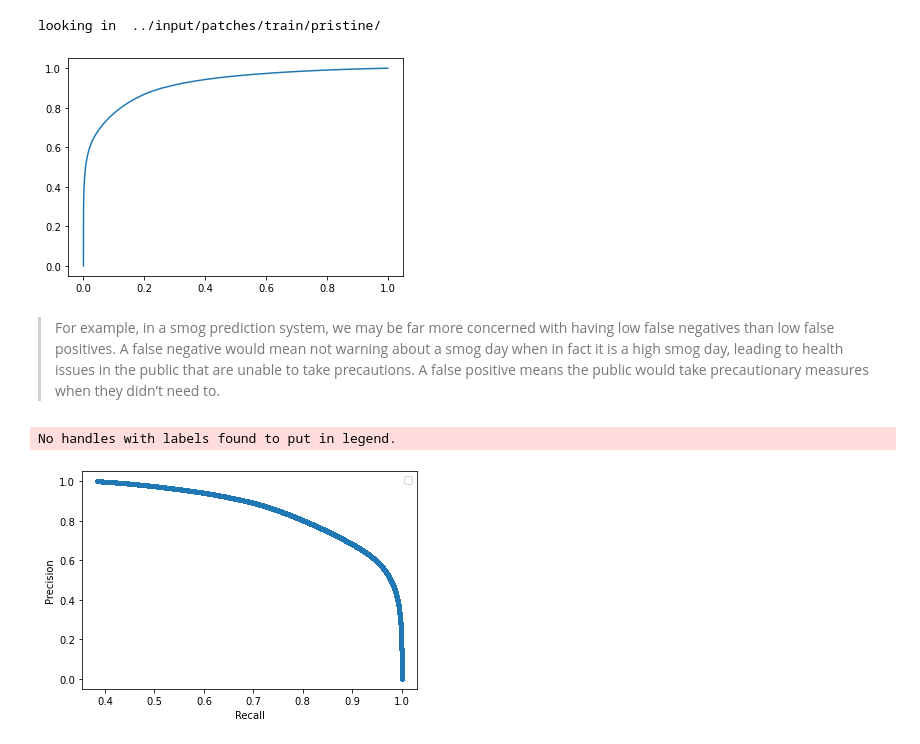
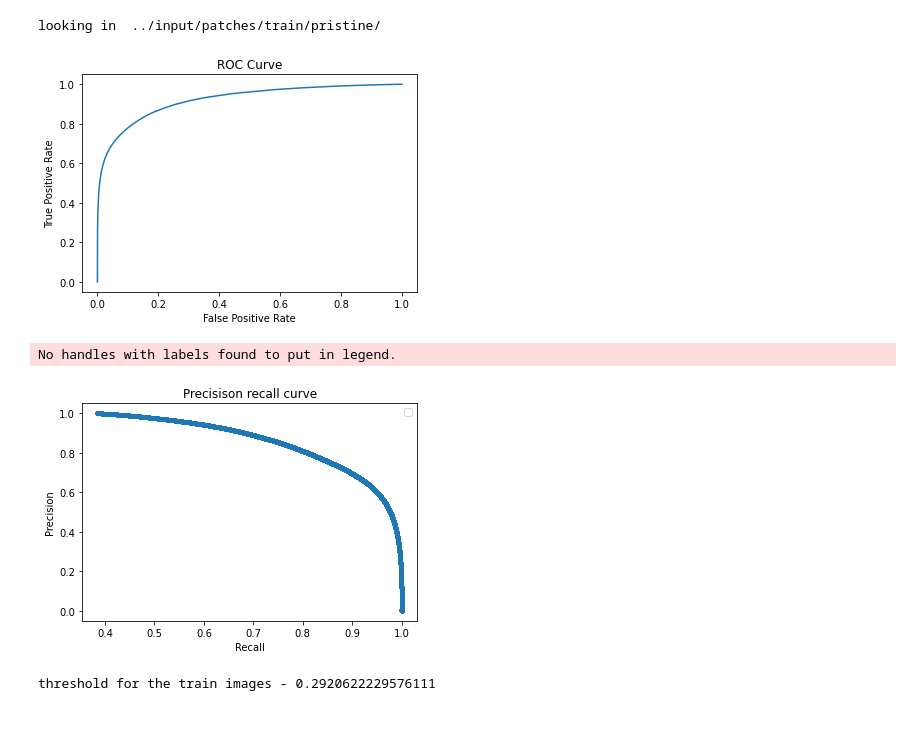
Before and after one commit to durgakiran/imageforgerydetection, a Jupyter notebook: notebooks/SCNN.ipynb, the cells around one changed output. Drawn from its saved outputs; the diff is of its cells as text; code cells hidden in the pictures.

```diff
--- a/notebooks/SCNN.ipynb
+++ b/notebooks/SCNN.ipynb
@@ -337,21 +322,20 @@ imageGenerator = custom_image_gen('../input/patches/train/fake/', 64, 0)
 # %%
 fileLength = len(os.listdir('../input/patches/train/fake/'))
+imageGenerator = custom_image_gen('../input/patches/train/fake/', 64, 0)
 for i in tqdm(range(0, fileLength, 64)):
     samples, labels = next(imageGenerator)
-    true_train.extend(labels)
     prediction = model.predict_on_batch(samples)
     prediction = np.array(prediction).reshape(prediction.shape[0],).tolist()
-    predictions_train.extend(prediction)
+    predicted_patch_labels_train.extend(prediction)
 # %% [output]
 looking in  ../input/patches/train/fake/
 # %%
+fileLength = len(os.listdir('../input/patches/train/pristine/'))
 imageGenerator = custom_image_gen('../input/patches/train/pristine/', 64, 1)
-fileLength = len(os.listdir('../input/patches/train/pristine/'))
 for i in tqdm(range(0, fileLength, 64)):
     samples, labels = next(imageGenerator)
-    true_train.extend(labels)
     prediction = model.predict_on_batch(samples)
     prediction = np.array(prediction).reshape(prediction.shape[0],).tolist()
-    predictions_train.extend(prediction)
+    predicted_patch_labels_train.extend(prediction)
 # %% [output]
 looking in  ../input/patches/train/pristine/
@@ -360,13 +342,15 @@ from sklearn.metrics import roc_curve
 # %%
-predictions_inverse = [1-x for x in predictions_train]
-true_inverse = [1-x for x in true_train]
+# inverting so that fake images to label 1 and pristine images to label 0
+predictions_train_inverse = [1-x for x in predicted_patch_labels_train]
+true_train_inverse = [1-x for x in true_patch_labels_train]
 # %%
-fpr, tpr, thresholds = roc_curve(true_inverse, predictions_inverse, pos_label=1)
+fpr, tpr, thresholds = roc_curve(true_train_inverse, predictions_train_inverse, pos_label=1)
 # %%
 plt.plot(fpr, tpr)
+plt.title('ROC Curve')
+plt.xlabel('False Positive Rate')
+plt.ylabel('True Positive Rate')
 plt.show()
 # %% [output]
-[figure, old version]
+[figure, new version]
-# %% [markdown]
-> For example, in a smog prediction system, we may be far more concerned with having low false negatives than low false positives. A false negative would mean not warning about a smog day when in fact it is a high smog day, leading to health issues in the public that are unable to take precautions. A false positive means the public would take precautionary measures when they didn’t need to.
 # %%
@@ -375,6 +360,7 @@ precision, recall, thresholds = precision_recall_curve(true_inverse, predictions
 # %%
 plt.plot(precision, recall, marker='.')
 # axis labels
+plt.title('Precisison recall curve')
 plt.xlabel('Recall')
 plt.ylabel('Precision')
 # show the legend
@@ -383,7 +369,7 @@ plt.legend()
 plt.show()
 # %% [output]
 No handles with labels found to put in legend.
-[figure, old version]
+[figure, new version]
 # %%
 def calc_f1_score(precision, recall):
     tmp = (2 * (precision * recall)) / (precision + recall)
@@ -401 +385,6 @@ threshold = thresholds[optimal_index]
+# %%
+threshold = thresholds[optimal_index]
+print('threshold for the train images - {}'.format(threshold))
+# %% [output]
+threshold for the train images - 0.2920622229576111
 # %%
```
Also changed, not shown: parts of 77 cells of this notebook, 1 other file.
